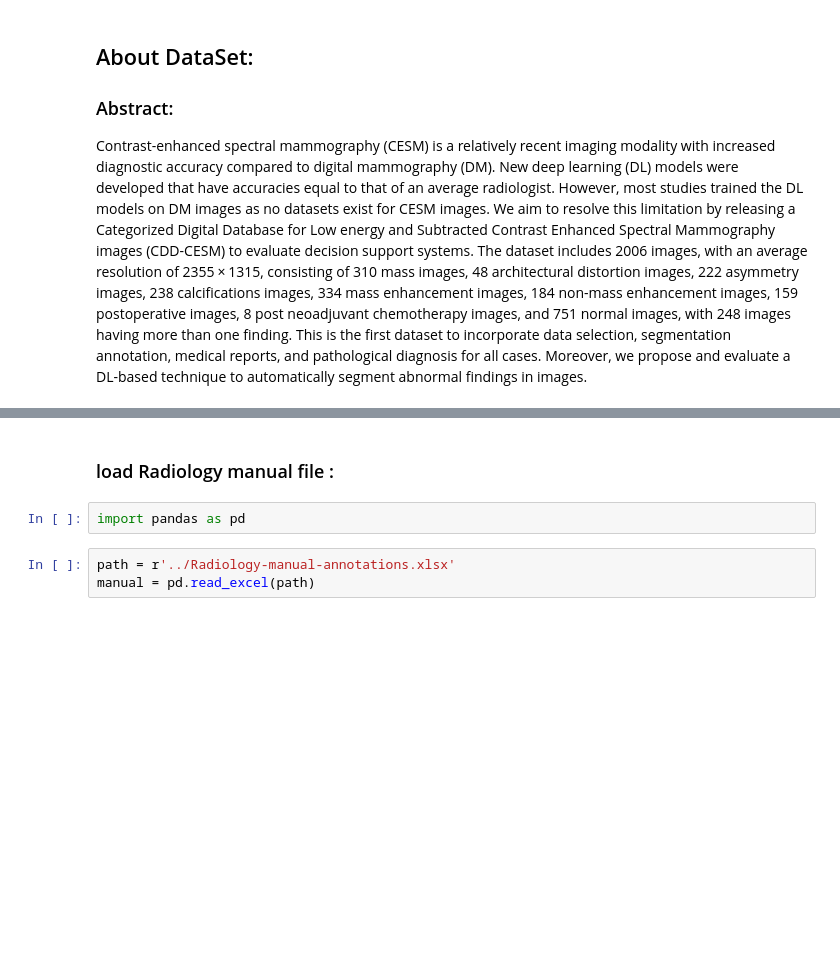
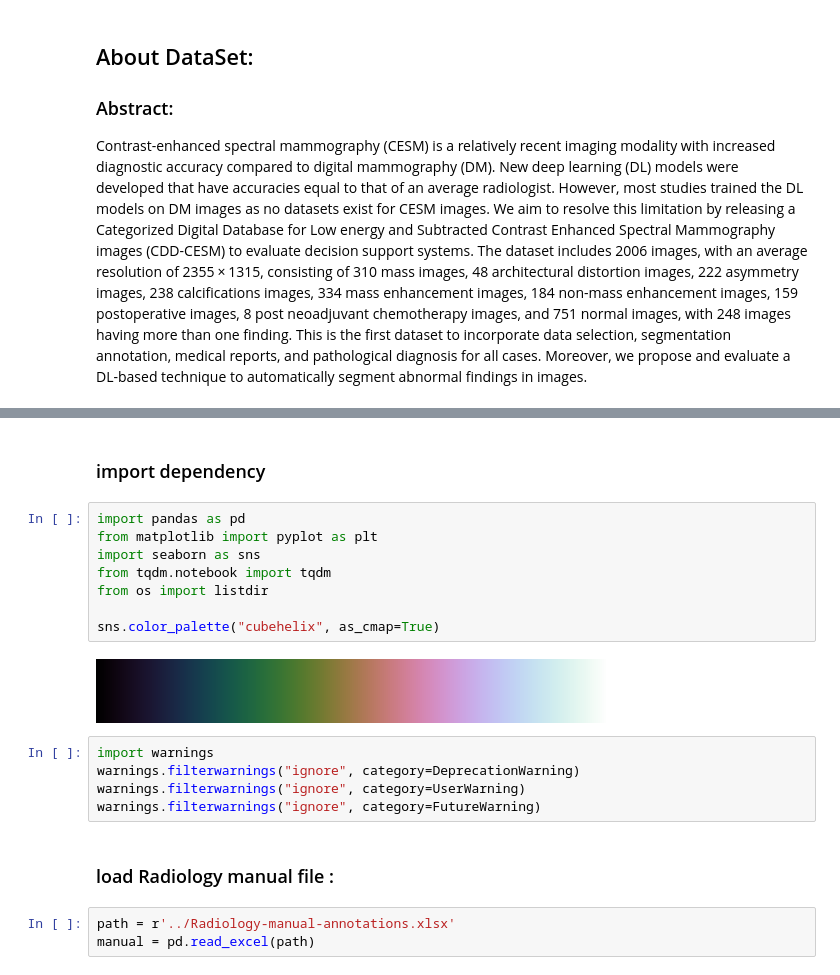
Before and after one commit to abdolazizsalimi/PGU_DataMining_1402, a Jupyter notebook: finalProject/Breast-Canser-notebook.ipynb, the cells around one changed output, grey strips where cells are left out. Saved outputs shown, nothing was run; the diff lists cells and outputs as text; blank space fills up the shorter version.

```diff
--- a/finalProject/Breast-Canser-notebook.ipynb
+++ b/finalProject/Breast-Canser-notebook.ipynb
@@ -14,10 +14,25 @@ Contrast-enhanced spectral mammography (CESM) is a relatively recent imaging mod
 * (a) :Low-energy
 * (b) :High-energy
 * (c) :subtracted-Image
+# %% [markdown]
+### import dependency
+# %%
+import pandas as pd
+from matplotlib import pyplot as plt
+import seaborn as sns
+from tqdm.notebook import tqdm
+from os import listdir
+
+sns.color_palette("cubehelix", as_cmap=True)
+# %% [output]
+[figure, added]
+# %%
+import warnings
+warnings.filterwarnings("ignore", category=DeprecationWarning)
+warnings.filterwarnings("ignore", category=UserWarning)
+warnings.filterwarnings("ignore", category=FutureWarning)
 # %% [markdown]
 ### load Radiology manual file :
-# %%
-import pandas as pd
 # %%
 path = r'../Radiology-manual-annotations.xlsx'
 manual = pd.read_excel(path)
```
Also changed, not shown: parts of 22 cells of this notebook, 1 other file.
